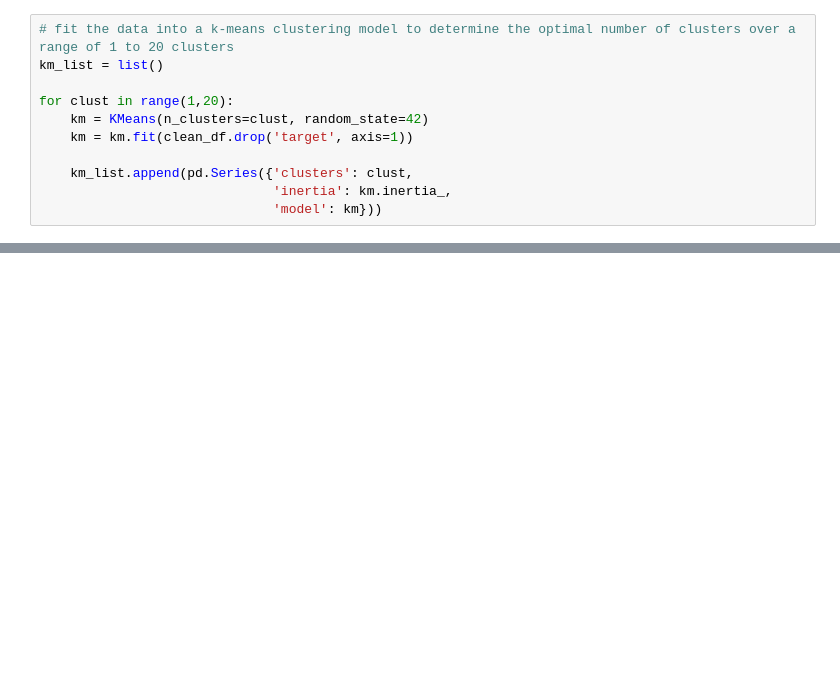
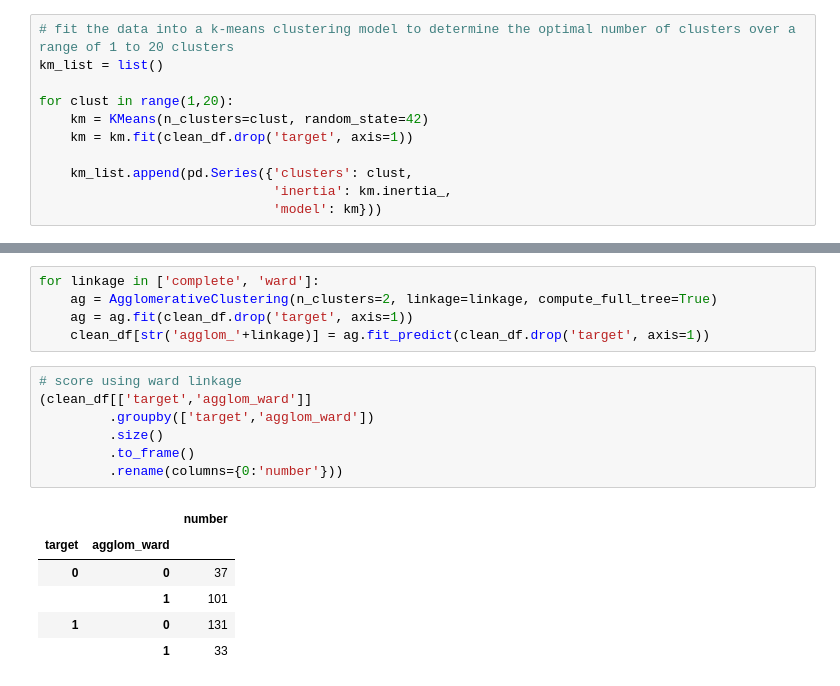
Before and after one commit to LucianPopaLVP/Project-4---Unsupervised-Machine-Learning, a Jupyter notebook: heart_disease_report_unsupervised_learning.ipynb, the cells around one changed output, grey strips where cells are left out. Drawn from its saved outputs; the diff is of its cells as text; blank space fills up the shorter version.

```diff
--- a/heart_disease_report_unsupervised_learning.ipynb
+++ b/heart_disease_report_unsupervised_learning.ipynb
@@ -438,0 +463,19 @@ ax.set(xlabel='Cluster', ylabel='Inertia');
+# %%
+for linkage in ['complete', 'ward']:
+    ag = AgglomerativeClustering(n_clusters=2, linkage=linkage, compute_full_tree=True)
+    ag = ag.fit(clean_df.drop('target', axis=1))
+    clean_df[str('agglom_'+linkage)] = ag.fit_predict(clean_df.drop('target', axis=1))
+# %%
+# score using ward linkage
+(clean_df[['target','agglom_ward']]
+         .groupby(['target','agglom_ward'])
+         .size()
+         .to_frame()
+         .rename(columns={0:'number'}))
+# %% [output]
+|  |  | number |
+| target | agglom_ward |  |
+| 0 | 0 | 37 |
+|  | 1 | 101 |
+| 1 | 0 | 131 |
+|  | 1 | 33 |
```
Also changed, not shown: parts of 7 cells of this notebook.
